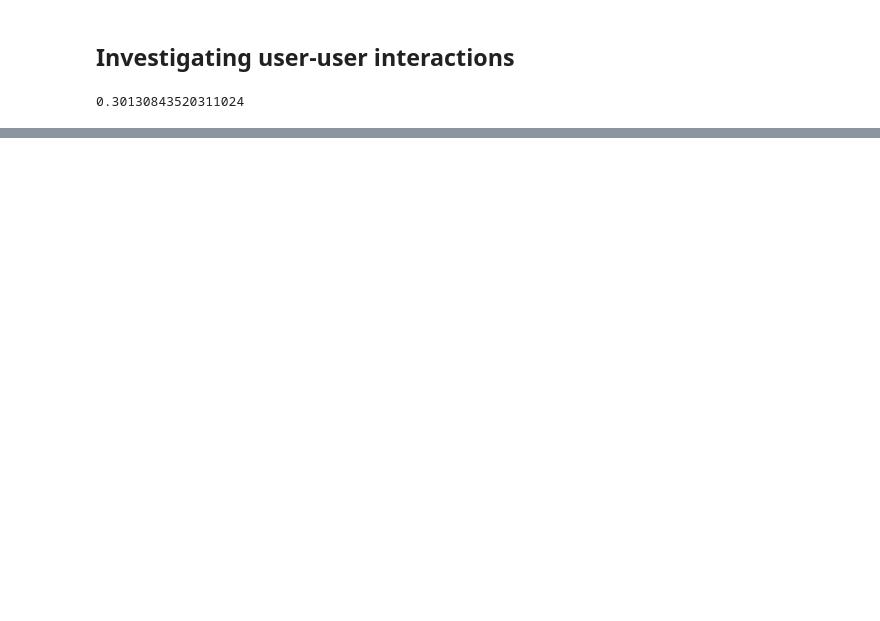
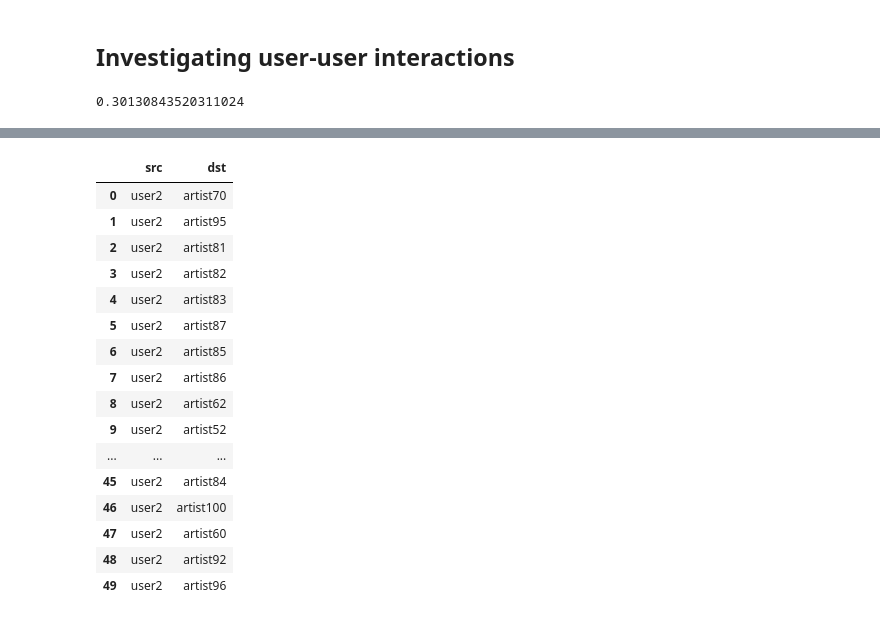
Before and after one commit to elimiller7/dst-assessment-2, a Jupyter notebook: SheridanH/Data.ipynb, the cells around one changed output, grey strips where cells are left out. Saved outputs shown, nothing was run; the diff lists cells and outputs as text; code cells hidden in the pictures; blank space fills up the shorter version.

```diff
--- a/SheridanH/Data.ipynb
+++ b/SheridanH/Data.ipynb
@@ -127,0 +188,31 @@ print(sum(sims2)/len(sims2))
+# %%
+import pandas as pd
+
+df = user_artists
+# Swap the first two columns
+df = df[['artistID', 'userID'] + df.columns[2:].tolist()]
+# %%
+# Define vertices
+user_vertices = pd.DataFrame(user_artists['userID'].unique(), columns = ['id']) # All users as nodes
+
+artist_vertices = pd.DataFrame(artists['id'].unique(), columns = ["id"]) # all artists as nodes
+
+tag_vertices = pd.DataFrame(tags['tagID'].unique(), columns = ["id"]) # all tags as nodes
+
+# Define edges
+user_artist_edges = user_artists.drop('weight', axis = 1).rename(columns = {'userID' : 'src', 'artistID' : 'dst'})
+user_artist_edges['type'] = 'listens' # user -> artist edges labelled 'listens'
+
+user_tag_edges = user_taggedartists.rename(columns = {'userID' : 'src', 'tagID' : 'dst'})
+for col in ['day','month','year','artistID']:
+    user_tag_edges = user_tag_edges.drop(col, axis = 1)
+user_tag_edges['type'] = 'tag_used' # user -> tag edges labelled 'tag_used'
+
+
+artist_tag_edges = user_taggedartists.rename(columns = {'artistID' : 'src', 'tagID' : 'dst'})
+for col in ['day','month','year','userID']:
+    artist_tag_edges = artist_tag_edges.drop(col, axis = 1)
+artist_tag_edges['type'] = 'tagged_as' # artist -> tag edges labelled 'tagged_as'
+
+user_user_edges = user_friends.rename(columns = {'userID' : 'src', 'friendID' : 'dst'})
+user_user_edges['type'] = 'friend' # friend <-> friends edges labelled 'friend'
@@ -127,0 +261,2 @@ print(sum(sims2)/len(sims2))
+# %%
+graph = build_graph([user_vertices,artist_vertices],[user_artist_edges])
@@ -127,0 +265,2 @@ print(sum(sims2)/len(sims2))
+# %%
+d1,d2 = get_specific_node_degrees(graph,2,'user2')
@@ -127,0 +288,22 @@ print(sum(sims2)/len(sims2))
+# %%
+d1p = d1.toPandas()
+d1p.columns = ['src','dst']
+d1p
+# %% [output]
+|  | src | dst |
+| 0 | user2 | artist70 |
+| 1 | user2 | artist95 |
+| 2 | user2 | artist81 |
+| 3 | user2 | artist82 |
+| 4 | user2 | artist83 |
+| 5 | user2 | artist87 |
+| 6 | user2 | artist85 |
+| 7 | user2 | artist86 |
+| 8 | user2 | artist62 |
+| 9 | user2 | artist52 |
+| ... | ... | ... |
+| 45 | user2 | artist84 |
+| 46 | user2 | artist100 |
+| 47 | user2 | artist60 |
+| 48 | user2 | artist92 |
+| 49 | user2 | artist96 |
```
Also changed, not shown: parts of 18 cells of this notebook, 3 other files.
